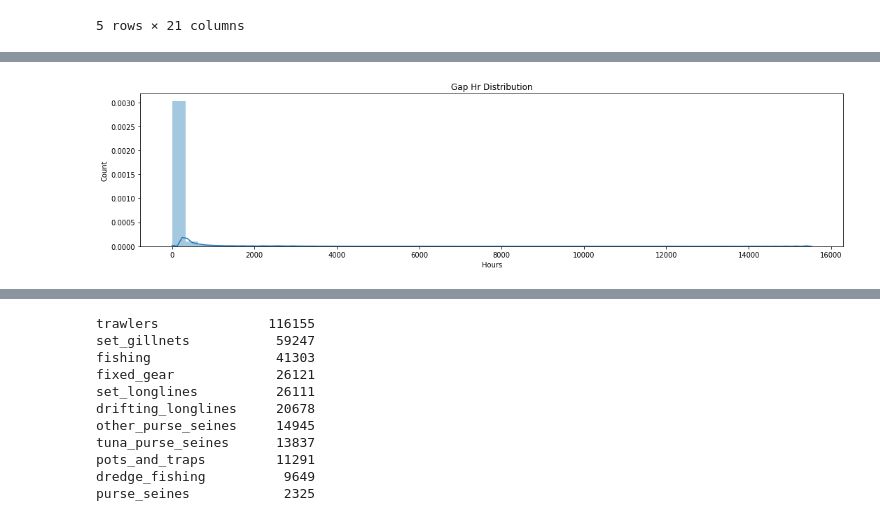
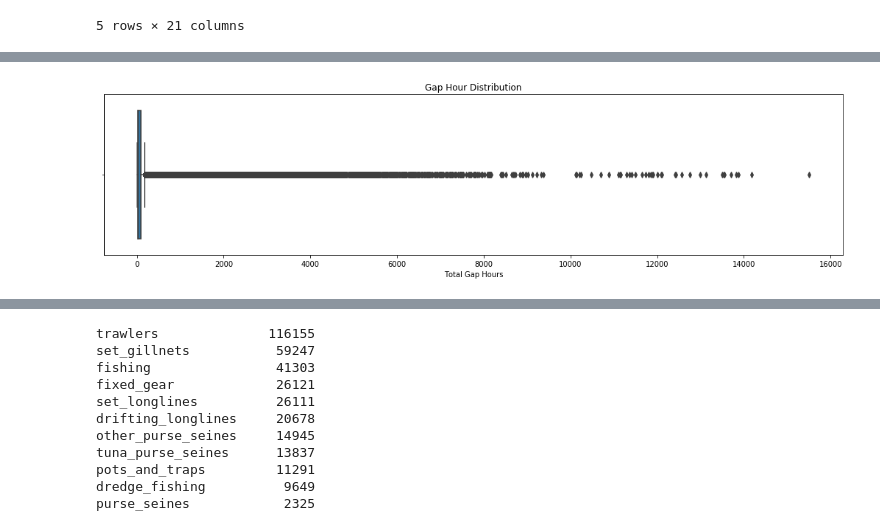
Before and after one commit to jessicarose00/Dark_to_Transparent, a Jupyter notebook: 03_EDA.ipynb, the cells around one changed output, grey strips where cells are left out. Saved outputs shown, nothing was run; the diff lists cells and outputs as text; code cells hidden in the pictures.

Commit message:
capstone check in 4

```diff
--- a/03_EDA.ipynb
+++ b/03_EDA.ipynb
@@ -92,7 +129,6 @@ gap_notreg.describe()
 # %%
-# check the distribution of gap hours
-#gap_notreg['gap_hours'].hist()
-fig,ax = plt.subplots(figsize=(18,4))
-sns.distplot(gap_notreg['gap_hours'], ax=ax).set(xlabel='Hours', ylabel='Count', title='Gap Hr Distribution');
+fig, ax = plt.subplots(figsize=(18,4))
+sns.boxplot(x = gap_notreg['gap_hours'], ax=ax).set(xlabel='Total Gap Hours',
+                                                    title='Gap Hour Distribution');
 # %% [output]
-[figure, old version]
+[figure, new version]
```
Also changed, not shown: parts of 21 cells of this notebook, 3 other files.
